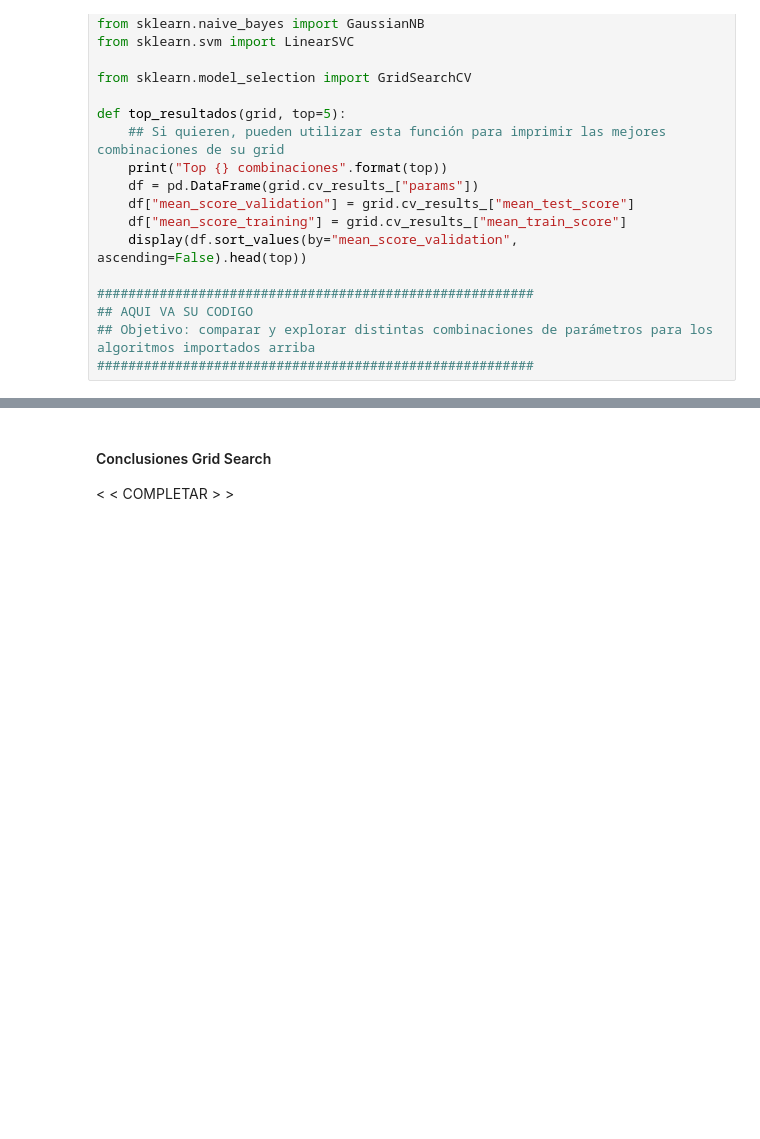
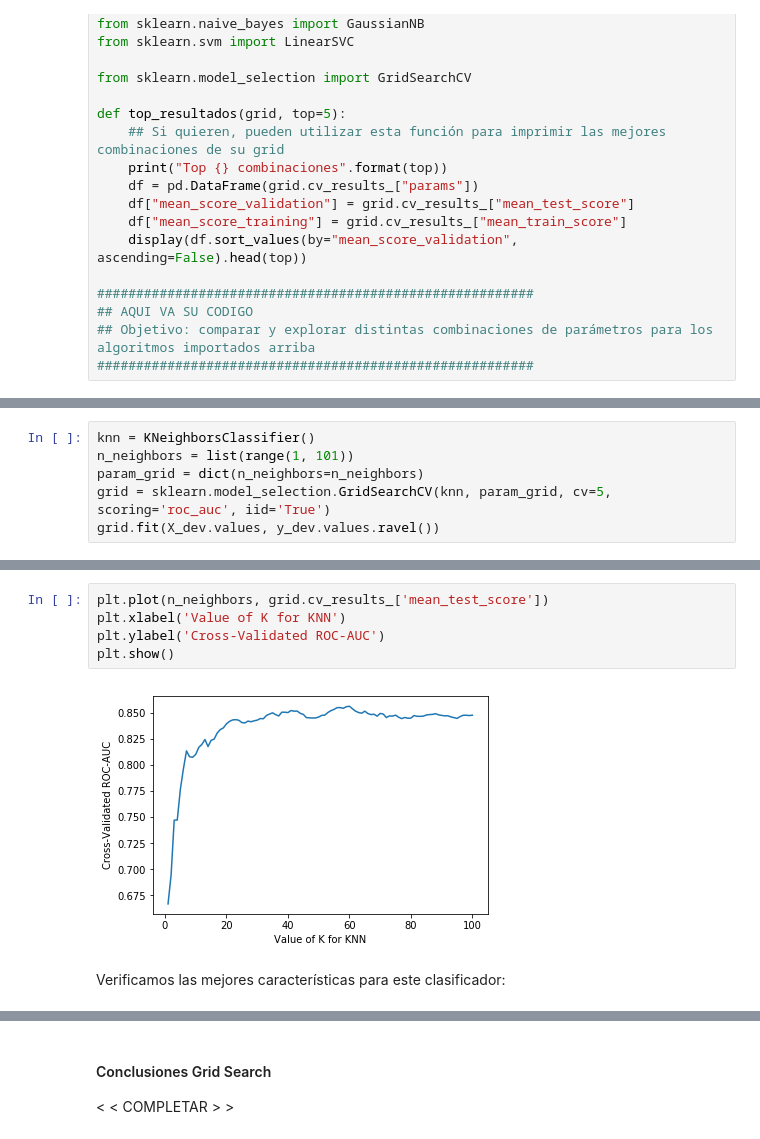
Before and after one commit to stellasm/repo_aa, a Jupyter notebook: TP1/TP1.ipynb, the cells around one changed output, grey strips where cells are left out. Saved outputs shown, nothing was run; the diff lists cells and outputs as text; blank space fills up the shorter version.

Commit message:
seleccion de KNN para ej 3

```diff
--- a/TP1/TP1.ipynb
+++ b/TP1/TP1.ipynb
@@ -353,0 +361,6 @@ def top_resultados(grid, top=5):
+# %%
+knn = KNeighborsClassifier()
+n_neighbors = list(range(1, 101))
+param_grid = dict(n_neighbors=n_neighbors)
+grid = sklearn.model_selection.GridSearchCV(knn, param_grid, cv=5, scoring='roc_auc', iid='True')
+grid.fit(X_dev.values, y_dev.values.ravel())
@@ -353,0 +376,9 @@ def top_resultados(grid, top=5):
+# %%
+plt.plot(n_neighbors, grid.cv_results_['mean_test_score'])
+plt.xlabel('Value of K for KNN')
+plt.ylabel('Cross-Validated ROC-AUC')
+plt.show()
+# %% [output]
+[figure, added]
+# %% [markdown]
+Verificamos las mejores características para este clasificador:
```
Also changed, not shown: parts of 14 cells of this notebook.
